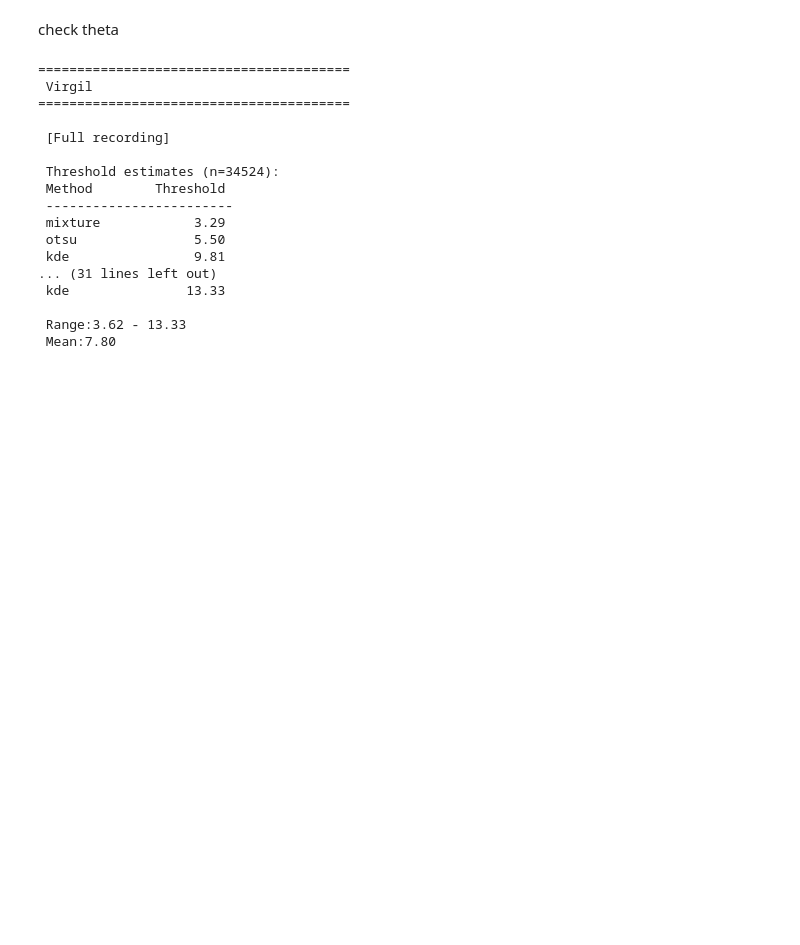
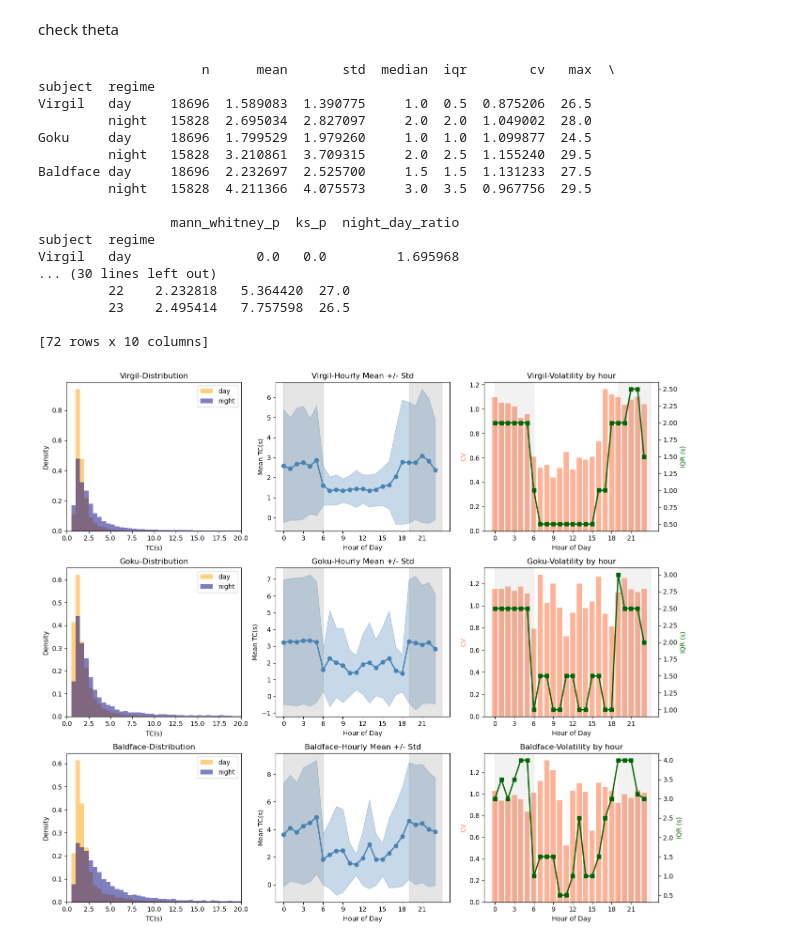
Before and after one commit to StlrsSpBwl/Intrinsic-Timescale, a Jupyter notebook: Intrinsic Timescale Volatility Modeling.ipynb, the cells around one changed output. Saved outputs shown, nothing was run; the diff lists cells and outputs as text; code cells hidden in the pictures; blank space fills up the shorter version.

```diff
--- a/Intrinsic Timescale Volatility Modeling.ipynb
+++ b/Intrinsic Timescale Volatility Modeling.ipynb
@@ -489,29 +491,31 @@ for subj in delta.columns:
 # %% [markdown]
 check theta
-# %%
-for subj in theta.columns:
-    print(f"\n{'='*40}")
-    print(f" {subj}")
-    print(f"{'='*40}")
-
-    # All data
-    print("\n [Full recording]")
-    results = find_threshold(theta[subj].values)
-# %% [output]
-========================================
- Virgil
-========================================
-
- [Full recording]
-
- Threshold estimates (n=34524):
- Method        Threshold
- ------------------------
- mixture            3.29
- otsu               5.50
- kde                9.81
-... (31 lines left out)
- kde               13.33
-
- Range:3.62 - 13.33
- Mean:7.80
+# %%
+ # Full EDA
+fig_theta,summary_theta = tc_day_night_distribution(theta,light_on=6,light_off=19)
+print(summary_theta)
+# Hourly volatility table
+hourly_theta = tc_hourly_volatility(theta,light_on=6,light_off=19)
+print(hourly_theta)
+# Mixture fit visualization per subject
+for subj in theta.columns:
+    fig, thresh, params = plot_mixture_fit(theta[subj].values,subj_name=subj)
+# %% [output]
+                     n      mean       std  median  iqr        cv   max  \
+subject  regime
+Virgil   day     18696  1.589083  1.390775     1.0  0.5  0.875206  26.5
+         night   15828  2.695034  2.827097     2.0  2.0  1.049002  28.0
+Goku     day     18696  1.799529  1.979260     1.0  1.0  1.099877  24.5
+         night   15828  3.210861  3.709315     2.0  2.5  1.155240  29.5
+Baldface day     18696  2.232697  2.525700     1.5  1.5  1.131233  27.5
+         night   15828  4.211366  4.075573     3.0  3.5  0.967756  29.5
+
+                 mann_whitney_p  ks_p  night_day_ratio
+subject  regime
+Virgil   day                0.0   0.0         1.695968
+... (30 lines left out)
+         22    2.232818   5.364420  27.0
+         23    2.495414   7.757598  26.5
+
+[72 rows x 10 columns]
+[figure, added]
```
Also changed, not shown: parts of 11 cells of this notebook, 2 other files.
